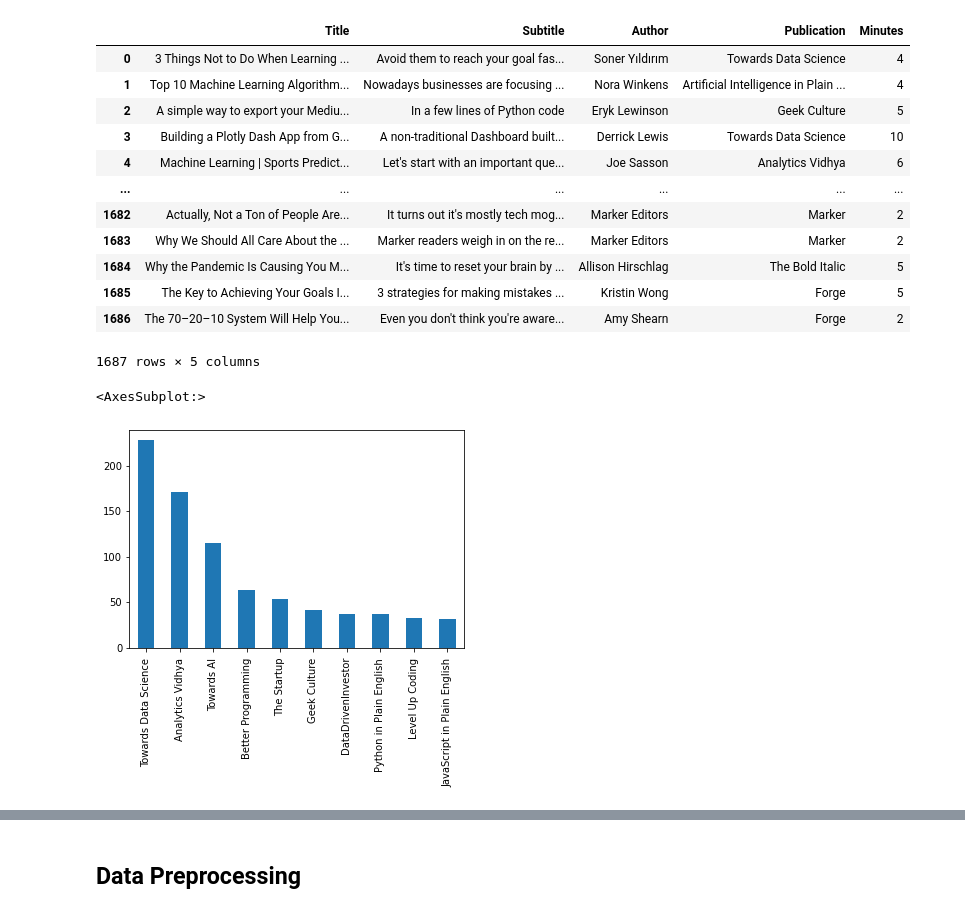
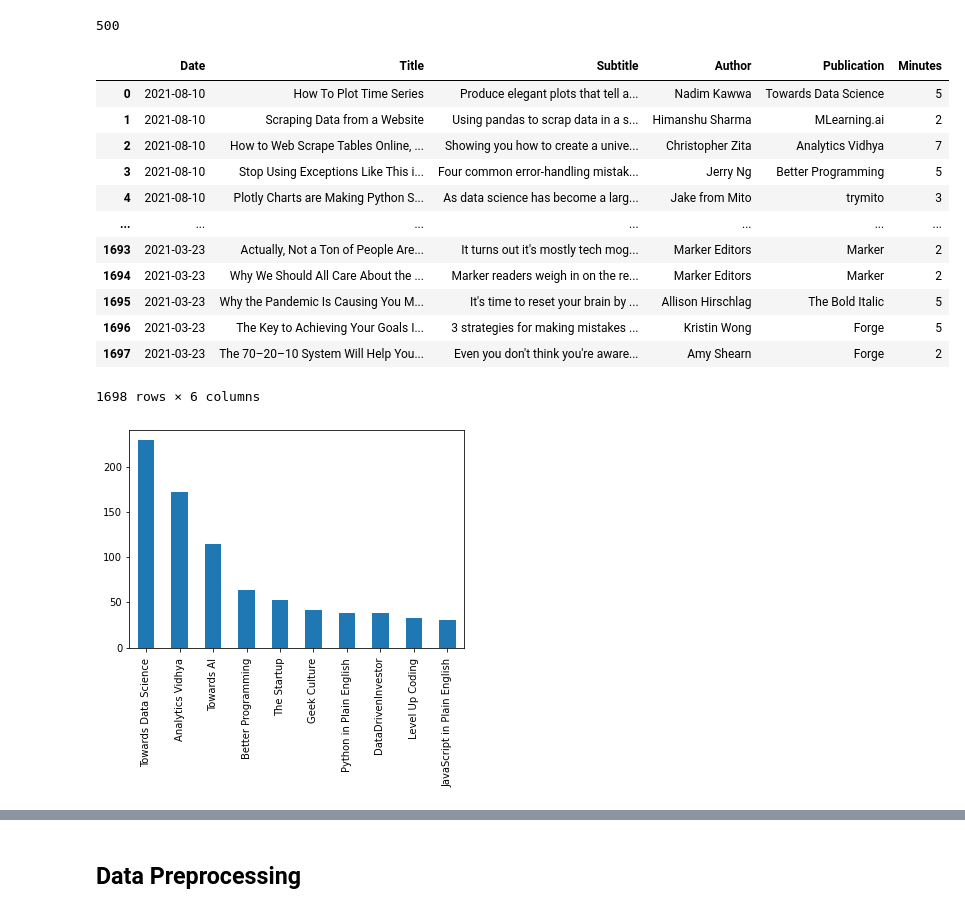
Before and after one commit to sejaldua/digesting-the-digest, a Jupyter notebook: medium-digest-scraper.ipynb, the cells around one changed output, grey strips where cells are left out. Cells and saved outputs as stored; diff of their text form; code cells hidden in the pictures.

```diff
--- a/medium-digest-scraper.ipynb
+++ b/medium-digest-scraper.ipynb
@@ -8,10 +24,15 @@ Requirement already satisfied: tqdm in /Users/sejaldua/opt/anaconda3/lib/python3
 # %%
 from quickstart import get_data
 service, messages = get_data()
+# %%
+print(len(messages))
+# %% [output]
+500
 # %%
 import base64
 import re
 from tqdm import tqdm
+import pandas as pd
 
 def parse_email_digest(content):
     """ Returns a list of article information
@@ -25,36 +46,42 @@ def parse_email_digest(content):
 
 data = []
 for message in tqdm(messages):
+
     # Get an email by id
     msg = service.users().messages().get(userId='me', id=message['id'], format='full').execute()
+
+    # Get date of email for the purpose of topic modeling over time
+    for date_dict in msg['payload']['headers']:
+        if date_dict['name'] == 'Date':
+            date = date_dict['value']
+    date = pd.to_datetime(date).date()
 
     # Get the email body
     content = msg['payload']['parts'][0]['body']['data']
 
     # Extract article information for all articles featured in daily digest
     for article in parse_email_digest(content):
-        data.append(article)
+        data.append([date, *article])
 # %%
-import pandas as pd
-df = pd.DataFrame(data, columns = ['Title', 'Subtitle', 'Author', 'Publication', 'Minutes'])
+df = pd.DataFrame(data, columns = ['Date', 'Title', 'Subtitle', 'Author', 'Publication', 'Minutes'])
 df['Minutes'] = df['Minutes'].astype(int)
+df.to_csv('article_data_via_gmail_api.csv', index=False)
 df
 # %% [output]
-|  | Title | Subtitle | Author | Publication | Minutes |
-| 0 | 3 Things Not to Do When Learning ... | Avoid them to reach your goal fas... | Soner Yıldırım | Towards Data Science | 4 |
-| 1 | Top 10 Machine Learning Algorithm... | Nowadays businesses are focusing ... | Nora Winkens | Artificial Intelligence in Plain ... | 4 |
-| 2 | A simple way to export your Mediu... | In a few lines of Python code | Eryk Lewinson | Geek Culture | 5 |
-| 3 | Building a Plotly Dash App from G... | A non-traditional Dashboard built... | Derrick Lewis | Towards Data Science | 10 |
-| 4 | Machine Learning | Sports Predict... | Let's start with an important que... | Joe Sasson | Analytics Vidhya | 6 |
-| ... | ... | ... | ... | ... | ... |
-| 1682 | Actually, Not a Ton of People Are... | It turns out it's mostly tech mog... | Marker Editors | Marker | 2 |
-| 1683 | Why We Should All Care About the ... | Marker readers weigh in on the re... | Marker Editors | Marker | 2 |
-| 1684 | Why the Pandemic Is Causing You M... | It's time to reset your brain by ... | Allison Hirschlag | The Bold Italic | 5 |
-| 1685 | The Key to Achieving Your Goals I... | 3 strategies for making mistakes ... | Kristin Wong | Forge | 5 |
-| 1686 | The 70–20–10 System Will Help You... | Even you don't think you're aware... | Amy Shearn | Forge | 2 |
+|  | Date | Title | Subtitle | Author | Publication | Minutes |
+| 0 | 2021-08-10 | How To Plot Time Series | Produce elegant plots that tell a... | Nadim Kawwa | Towards Data Science | 5 |
+| 1 | 2021-08-10 | Scraping Data from a Website | Using pandas to scrap data in a s... | Himanshu Sharma | MLearning.ai | 2 |
+| 2 | 2021-08-10 | How to Web Scrape Tables Online, ... | Showing you how to create a unive... | Christopher Zita | Analytics Vidhya | 7 |
+| 3 | 2021-08-10 | Stop Using Exceptions Like This i... | Four common error-handling mistak... | Jerry Ng | Better Programming | 5 |
+| 4 | 2021-08-10 | Plotly Charts are Making Python S... | As data science has become a larg... | Jake from Mito | trymito | 3 |
+| ... | ... | ... | ... | ... | ... | ... |
+| 1693 | 2021-03-23 | Actually, Not a Ton of People Are... | It turns out it's mostly tech mog... | Marker Editors | Marker | 2 |
+| 1694 | 2021-03-23 | Why We Should All Care About the ... | Marker readers weigh in on the re... | Marker Editors | Marker | 2 |
+| 1695 | 2021-03-23 | Why the Pandemic Is Causing You M... | It's time to reset your brain by ... | Allison Hirschlag | The Bold Italic | 5 |
+| 1696 | 2021-03-23 | The Key to Achieving Your Goals I... | 3 strategies for making mistakes ... | Kristin Wong | Forge | 5 |
+| 1697 | 2021-03-23 | The 70–20–10 System Will Help You... | Even you don't think you're aware... | Amy Shearn | Forge | 2 |
-1687 rows × 5 columns
+1698 rows × 6 columns
 # %%
-df['Publication'].value_counts().iloc[:10].plot.bar()
+df['Publication'].value_counts().iloc[:10].plot.bar();
 # %% [output]
-<AxesSubplot:>
-[figure, old version]
+[figure, new version]
```
Also changed, not shown: parts of 14 cells of this notebook, 4 other files.
